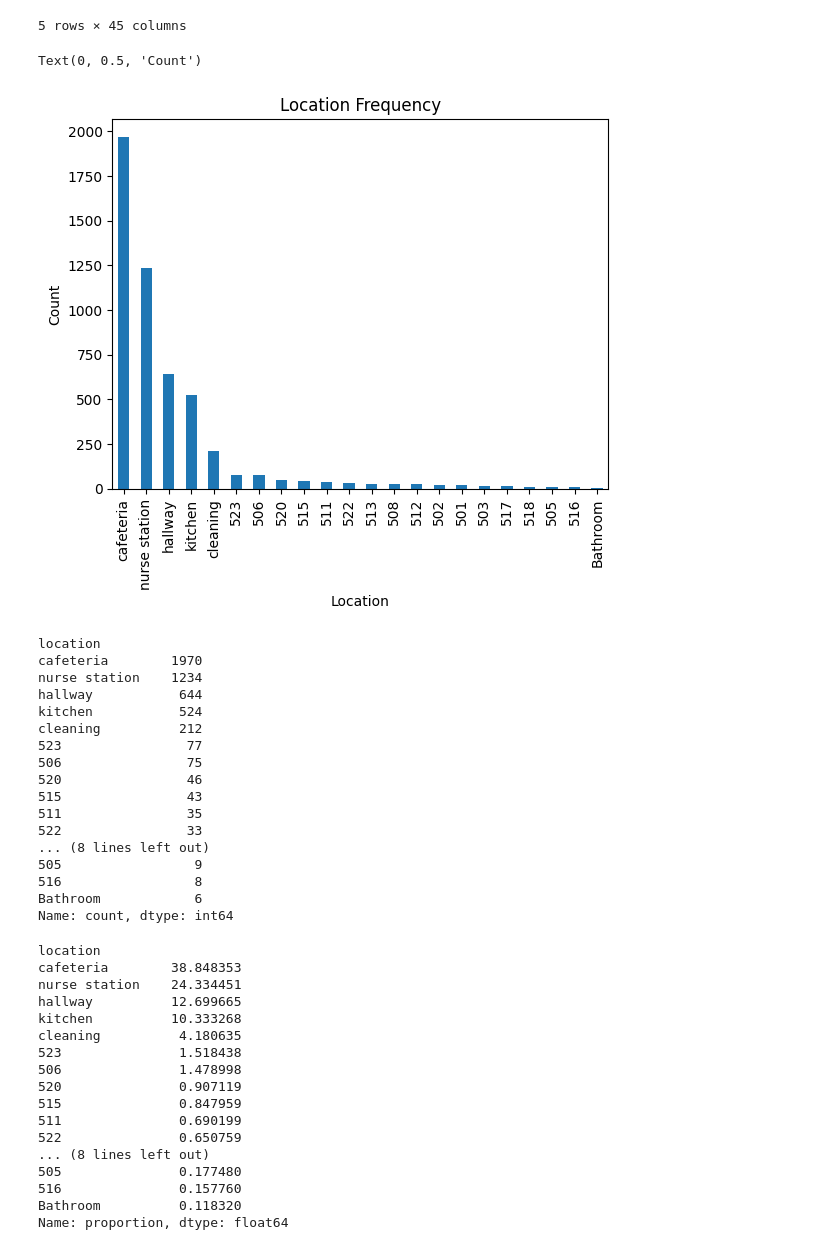
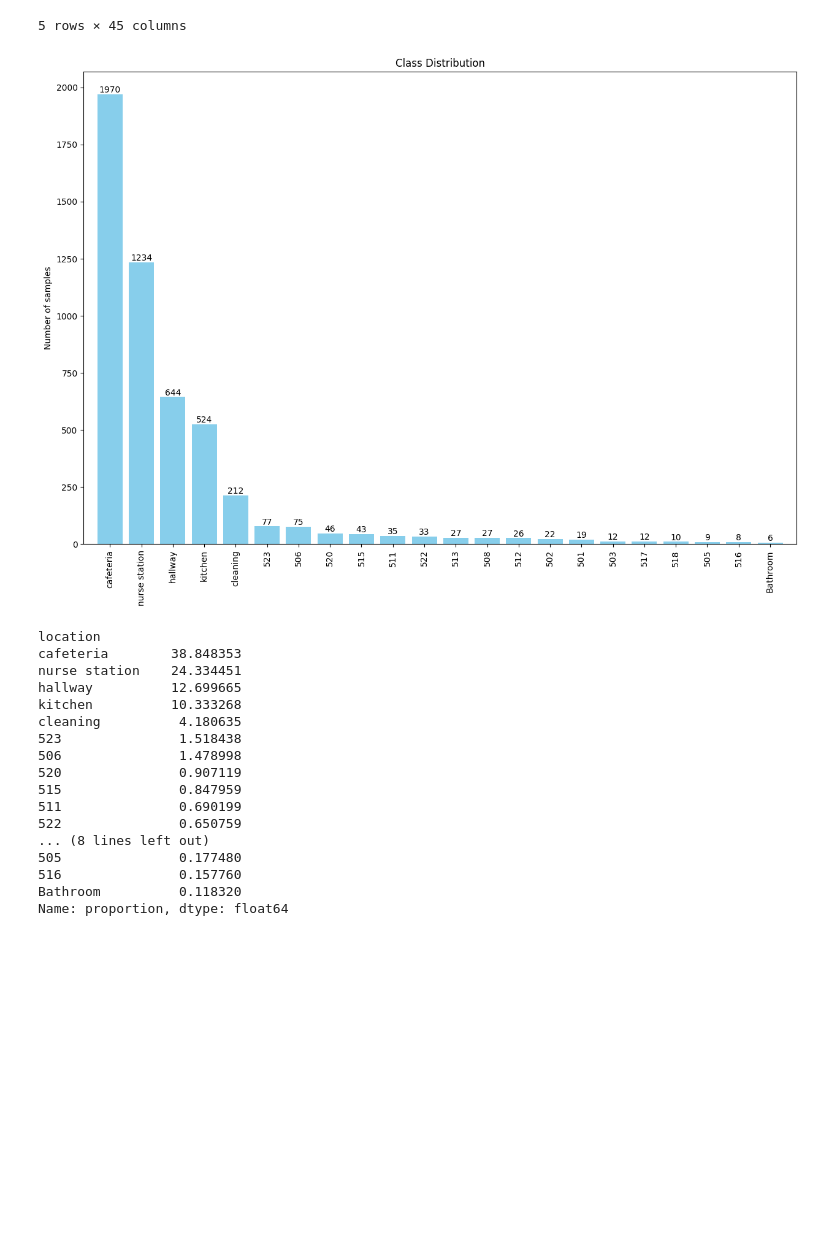
Before and after one commit to melikas/Thunderbolts-W, a Jupyter notebook: notebooks/models.ipynb, the cells around one changed output. Drawn from its saved outputs; the diff is of its cells as text; code cells hidden in the pictures; blank space fills up the shorter version.

```diff
--- a/notebooks/models.ipynb
+++ b/notebooks/models.ipynb
@@ -26,34 +27,26 @@ df.head()
 | 3 | 0 | 0 | 0 | 68 | 0 | 0 | 0 | 0 | 0 | 0 | ... | ... |
 | 4 | 0 | 0 | 0 | 136 | 17 | 0 | 34 | 0 | 47 | 0 | ... | ... |
 5 rows × 45 columns
-# %%
-df['location'].value_counts().plot(kind='bar')
-plt.title('Location Frequency')
-plt.xlabel('Location')
-plt.ylabel('Count')
-# %% [output]
-Text(0, 0.5, 'Count')
-[figure, removed]
-# %%
-print(df['location'].value_counts())
-# %% [output]
-location
-cafeteria        1970
-nurse station    1234
-hallway           644
-kitchen           524
-cleaning          212
-523                77
-506                75
-520                46
-515                43
-511                35
-522                33
-... (8 lines left out)
-505                 9
-516                 8
-Bathroom            6
-Name: count, dtype: int64
+# %%
+distribution = df['location'].value_counts()
+
+plt.figure(figsize=(15, 10))
+
+bars = plt.bar(distribution.index, distribution.values, color='skyblue', width=0.8)
+
+for bar in bars:
+    yval = bar.get_height()
+    plt.text(bar.get_x() + bar.get_width()/2.0, yval + 0.01, f'{yval:}', ha='center', va='bottom')
+
+plt.xticks(rotation=90)
+plt.margins(x=0.02)
+plt.ylabel('Number of samples')
+plt.title('Class Distribution')
+plt.tight_layout()
+plt.savefig("../figs/class_distribution.png")
+plt.show()
+# %% [output]
+[figure, added]
 # %%
 percentages = df['location'].value_counts(normalize=True) * 100
 print(percentages)
```
Also changed, not shown: parts of 16 cells of this notebook.
